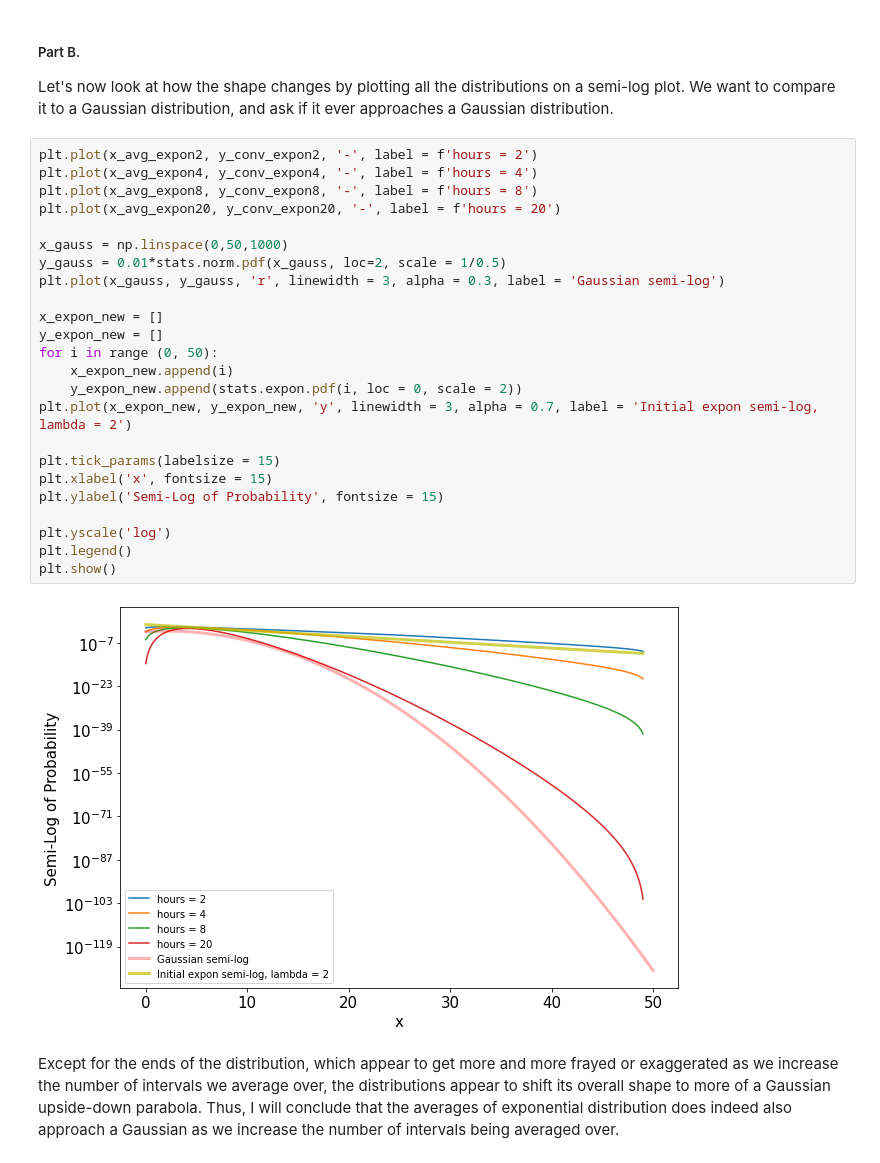
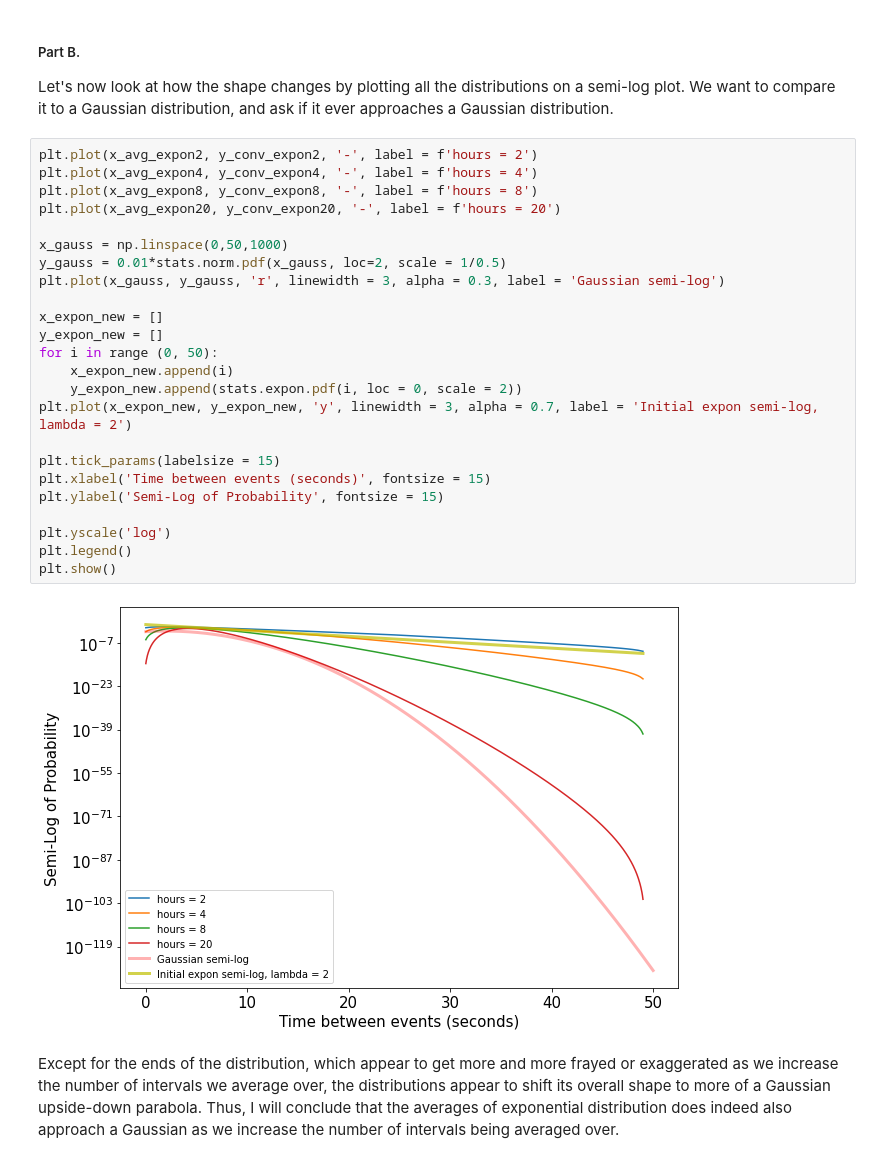
Before and after one commit to jenniv27/phys434, a Jupyter notebook: Labs/Lab2.ipynb, the cells around one changed output. Drawn from its saved outputs; the diff is of its cells as text.

```diff
--- a/Labs/Lab2.ipynb
+++ b/Labs/Lab2.ipynb
@@ -311,29 +311,29 @@ Let's now look at how the shape changes by plotting all the distributions on a s
 # %%
 plt.plot(x_avg_expon2, y_conv_expon2, '-', label = f'hours = 2')
 plt.plot(x_avg_expon4, y_conv_expon4, '-', label = f'hours = 4')
 plt.plot(x_avg_expon8, y_conv_expon8, '-', label = f'hours = 8')
 plt.plot(x_avg_expon20, y_conv_expon20, '-', label = f'hours = 20')
 
 x_gauss = np.linspace(0,50,1000)
 y_gauss = 0.01*stats.norm.pdf(x_gauss, loc=2, scale = 1/0.5)
 plt.plot(x_gauss, y_gauss, 'r', linewidth = 3, alpha = 0.3, label = 'Gaussian semi-log')
 
 x_expon_new = []
 y_expon_new = []
 for i in range (0, 50):
     x_expon_new.append(i)
     y_expon_new.append(stats.expon.pdf(i, loc = 0, scale = 2))
 plt.plot(x_expon_new, y_expon_new, 'y', linewidth = 3, alpha = 0.7, label = 'Initial expon semi-log, lambda = 2')
 
 plt.tick_params(labelsize = 15)
-plt.xlabel('x', fontsize = 15)
+plt.xlabel('Time between events (seconds)', fontsize = 15)
 plt.ylabel('Semi-Log of Probability', fontsize = 15)
 
 plt.yscale('log')
 plt.legend()
 plt.show()
 # %% [output]
-[figure, old version]
+[figure, new version]
 # %% [markdown]
 Except for the ends of the distribution, which appear to get more and more frayed or exaggerated as we increase the number of intervals we average over, the distributions appear to shift its overall shape to more of a Gaussian upside-down parabola. Thus, I will conclude that the averages of exponential distribution does indeed also approach a Gaussian as we increase the number of intervals being averaged over.
 # %% [markdown]
```
Also changed, not shown: parts of 2 cells of this notebook.
